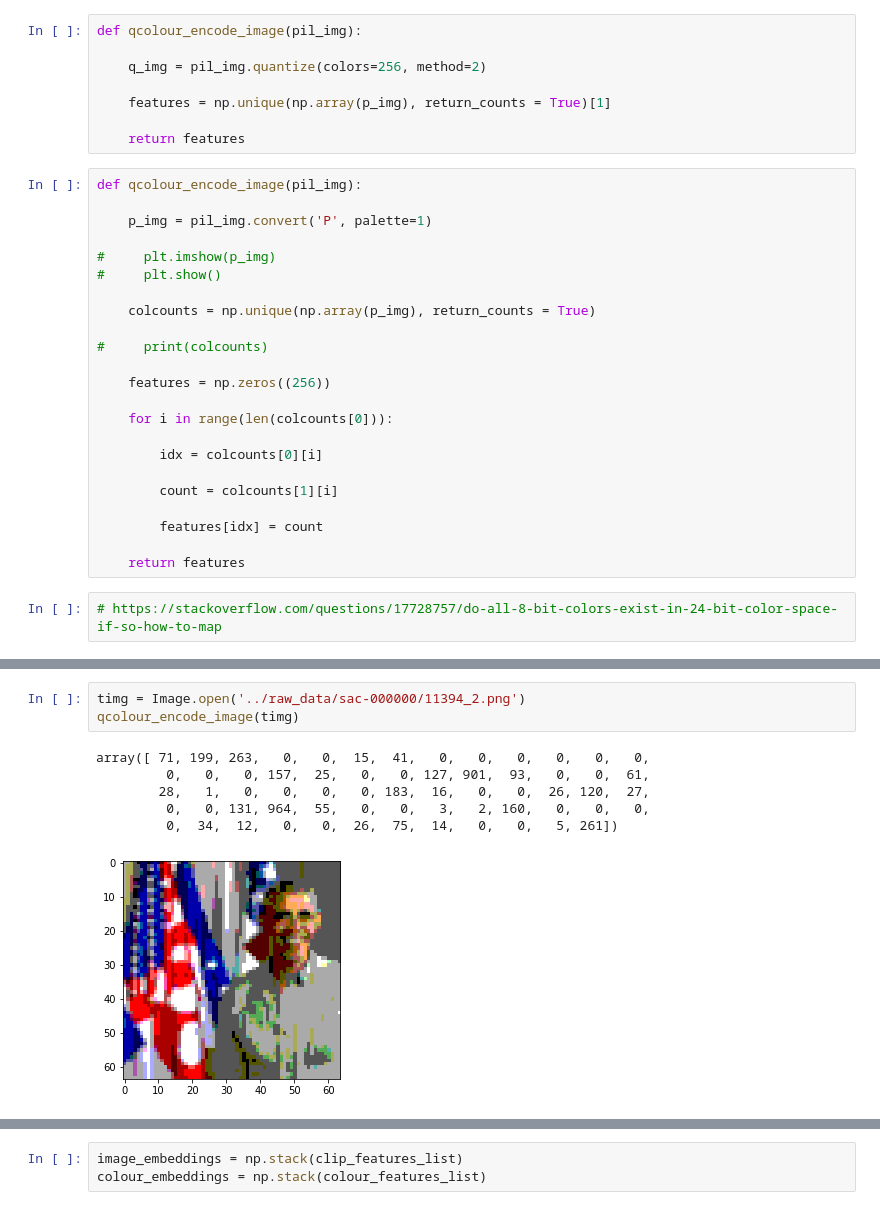
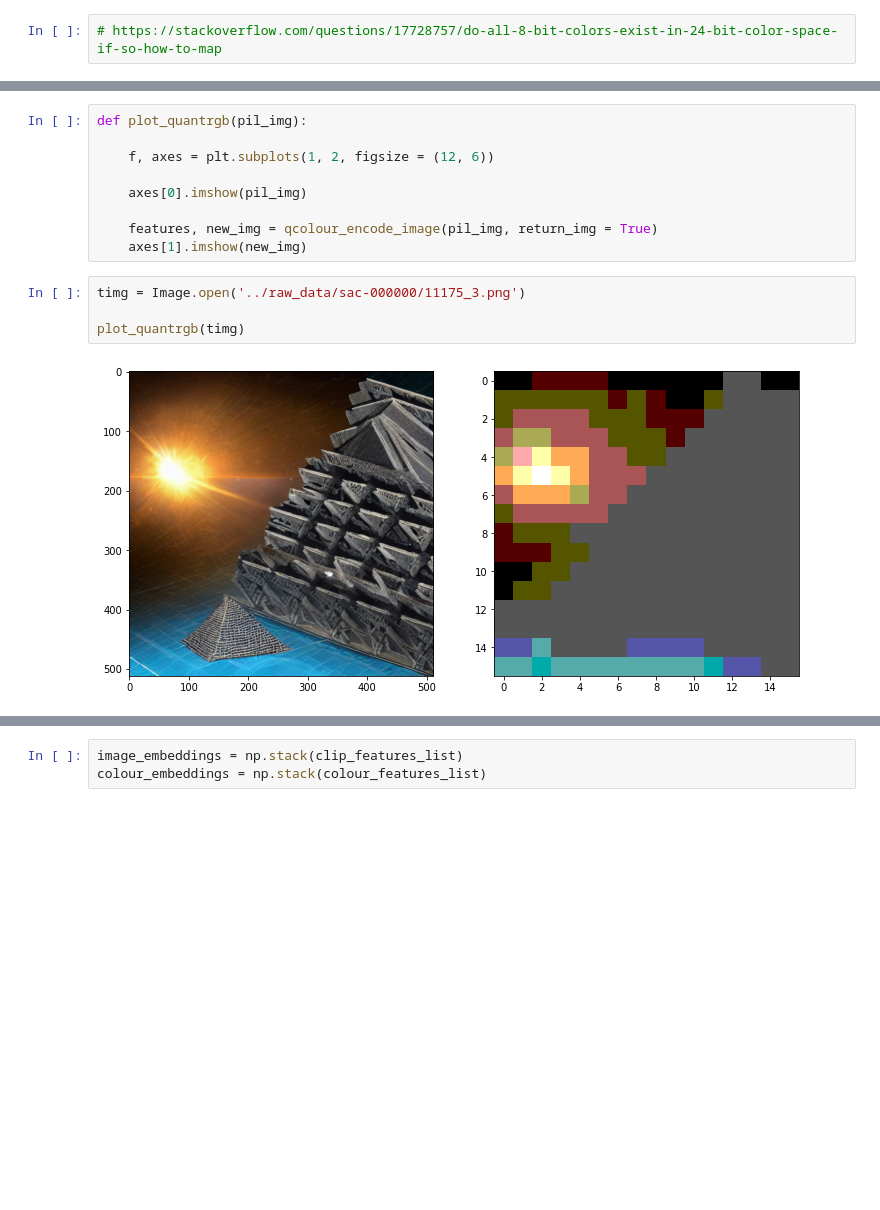
Before and after one commit to alecsharpie/game_asset_creation, a Jupyter notebook: notebooks/create_embedded_image_assets.ipynb, the cells around one changed output, grey strips where cells are left out. Drawn from its saved outputs; the diff is of its cells as text; blank space fills up the shorter version.

```diff
--- a/notebooks/create_embedded_image_assets.ipynb
+++ b/notebooks/create_embedded_image_assets.ipynb
@@ -251,36 +220,5 @@ os.listdir('../raw_data/sac-000000/')
  '15653_6.png',
  '9288_7.png',
  ...]
-# %%
-def qcolour_encode_image(pil_img):
-
-    q_img = pil_img.quantize(colors=256, method=2)
-
-    features = np.unique(np.array(p_img), return_counts = True)[1]
-
-    return features
-# %%
-def qcolour_encode_image(pil_img):
-
-    p_img = pil_img.convert('P', palette=1)
-
-#     plt.imshow(p_img)
-#     plt.show()
-
-    colcounts = np.unique(np.array(p_img), return_counts = True)
-
-#     print(colcounts)
-
-    features = np.zeros((256))
-
-    for i in range(len(colcounts[0])):
-
-        idx = colcounts[0][i]
-
-        count = colcounts[1][i]
-
-        features[idx] = count
-
-    return features
 # %%
 # https://stackoverflow.com/questions/17728757/do-all-8-bit-colors-exist-in-24-bit-color-space-if-so-how-to-map
@@ -434,10 +264,15 @@ def qcolour_encode_image(pil_img):
+# %%
+def plot_quantrgb(pil_img):
+
+    f, axes = plt.subplots(1, 2, figsize = (12, 6))
+
+    axes[0].imshow(pil_img)
+
+    features, new_img = qcolour_encode_image(pil_img, return_img = True)
+    axes[1].imshow(new_img)
 # %%
-timg = Image.open('../raw_data/sac-000000/11394_2.png')
-qcolour_encode_image(timg)
+timg = Image.open('../raw_data/sac-000000/11175_3.png')
+
+plot_quantrgb(timg)
 # %% [output]
-array([ 71, 199, 263,   0,   0,  15,  41,   0,   0,   0,   0,   0,   0,
-         0,   0,   0, 157,  25,   0,   0, 127, 901,  93,   0,   0,  61,
-        28,   1,   0,   0,   0,   0, 183,  16,   0,   0,  26, 120,  27,
-         0,   0, 131, 964,  55,   0,   0,   3,   2, 160,   0,   0,   0,
-         0,  34,  12,   0,   0,  26,  75,  14,   0,   0,   5, 261])
-[figure, old version]
+[figure, new version]
```
Also changed, not shown: parts of 106 cells of this notebook.
